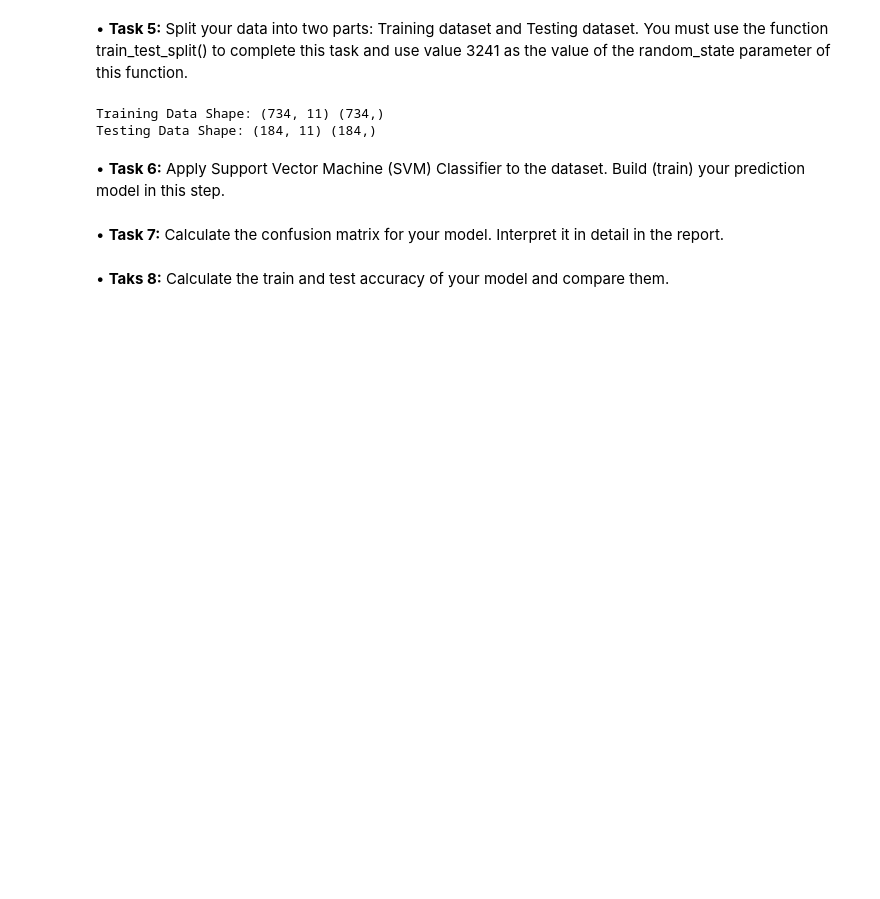
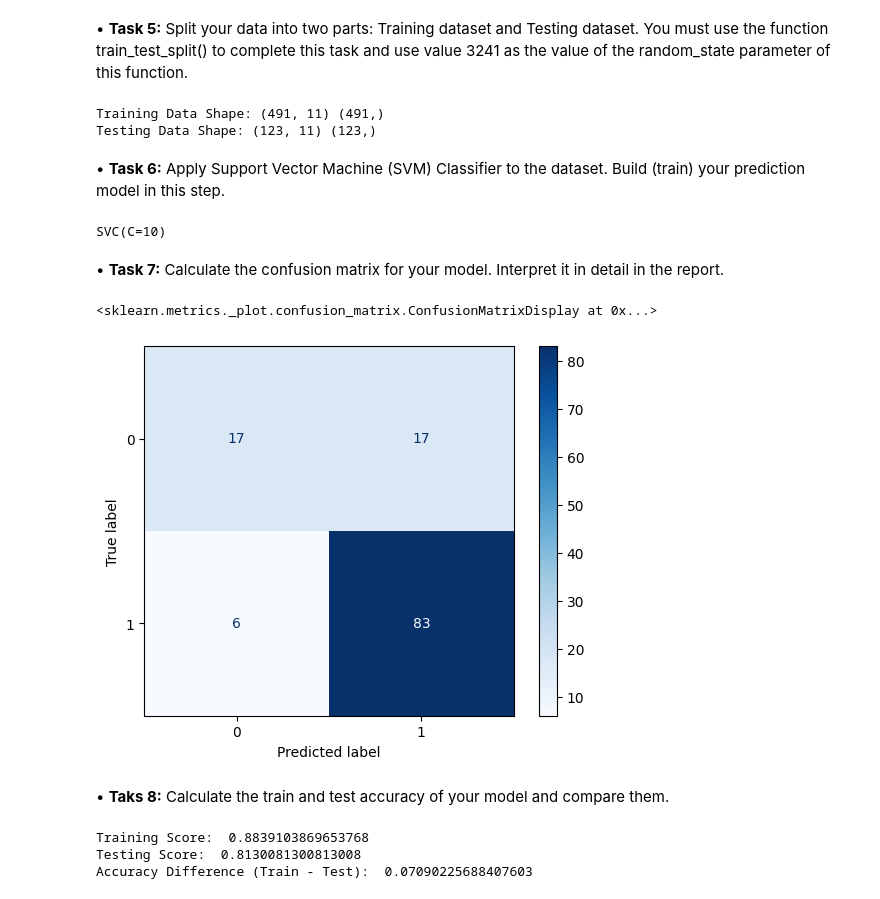
Before and after one commit to adir-jscode/Machine-Learning, a Jupyter notebook: Python-ML-Project/python_final_project_group_11_fall_24_25.ipynb, the cells around one changed output. Saved outputs shown, nothing was run; the diff lists cells and outputs as text; code cells hidden in the pictures; blank space fills up the shorter version.

```diff
--- a/Python-ML-Project/python_final_project_group_11_fall_24_25.ipynb
+++ b/Python-ML-Project/python_final_project_group_11_fall_24_25.ipynb
@@ -164,0 +119,18 @@ ST_Slope            int64
+# %%
+# write task-4 solution
+
+categorical_columns = ['Gender', 'Married', 'Dependents', 'Education', 'Self_Employed', 'Property_Area','Loan_Status']
+
+label_encoder = LabelEncoder()
+for column in categorical_columns:
+  df[column] = label_encoder.fit_transform(df[column])
+
+x=  df.drop(columns = ['Loan_Status'])
+y = df['Loan_Status']
+
+scaler = StandardScaler()
+x = scaler.fit_transform(x)
+print(x)
+
+print("\nData Types:")
+print(df.dtypes)
@@ -167,14 +157,12 @@ ST_Slope            int64
 # %%
 # write task-5 solution
 
-# start writing your code here
-
-X_train, X_test, y_train, y_test = train_test_split(X, y, test_size=0.2, random_state=123)
+X_train, X_test, y_train, y_test = train_test_split(x, y, test_size=0.2,random_state=3241)
 
 print("Training Data Shape:", X_train.shape, y_train.shape)
 print("Testing Data Shape:", X_test.shape, y_test.shape)
 # %% [output]
-Training Data Shape: (734, 11) (734,)
-Testing Data Shape: (184, 11) (184,)
+Training Data Shape: (491, 11) (491,)
+Testing Data Shape: (123, 11) (123,)
 # %% [markdown]
 •	**Task 6:** Apply Support Vector Machine (SVM) Classifier to the dataset. Build (train) your prediction model in this step.
@@ -185,2 +169,9 @@ Testing Data Shape: (184, 11) (184,)
+# %%
+# write task-6 solution
+
+model = SVC(C=10)
+model.fit(X_train,y_train)
+# %% [output]
+SVC(C=10)
 # %% [markdown]
 •	**Task 7:** Calculate the confusion matrix for your model. Interpret it in detail in the report.
@@ -191,2 +178,14 @@ Testing Data Shape: (184, 11) (184,)
+# %%
+# write task-7 solution
+
+actual = y_test
+predicted = model.predict(X_test)
+
+confusion = confusion_matrix(actual, predicted)
+cm_display =ConfusionMatrixDisplay(confusion, display_labels=model.classes_)
+cm_display.plot(cmap='Blues')
+# %% [output]
+<sklearn.metrics._plot.confusion_matrix.ConfusionMatrixDisplay at 0x...>
+[figure, added]
 # %% [markdown]
 •	**Taks 8:** Calculate the train and test accuracy of your model and compare them.
@@ -196,0 +192,13 @@ Testing Data Shape: (184, 11) (184,)
+# %%
+# write task-8 solution
+
+test_score = model.score(X_test,y_test)
+train_score = model.score(X_train,y_train)
+
+print("Training Score: ", train_score)
+print("Testing Score: ", test_score)
+print("Accuracy Difference (Train - Test): ", train_score - test_score)
+# %% [output]
+Training Score:  0.8839103869653768
+Testing Score:  0.8130081300813008
+Accuracy Difference (Train - Test):  0.07090225688407603
```
Also changed, not shown: parts of 10 cells of this notebook, 6 other files.
